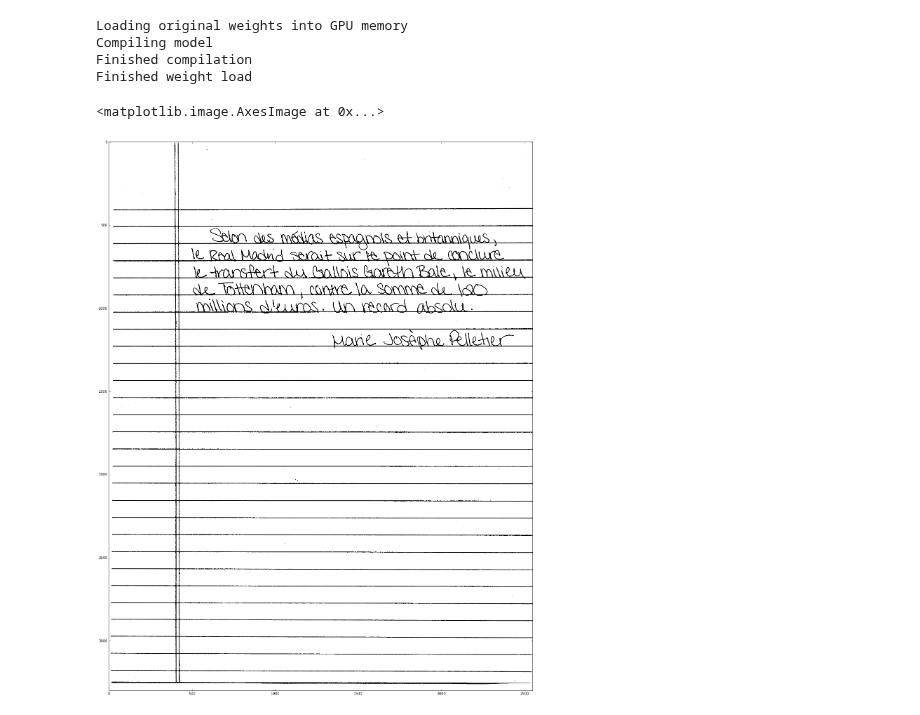
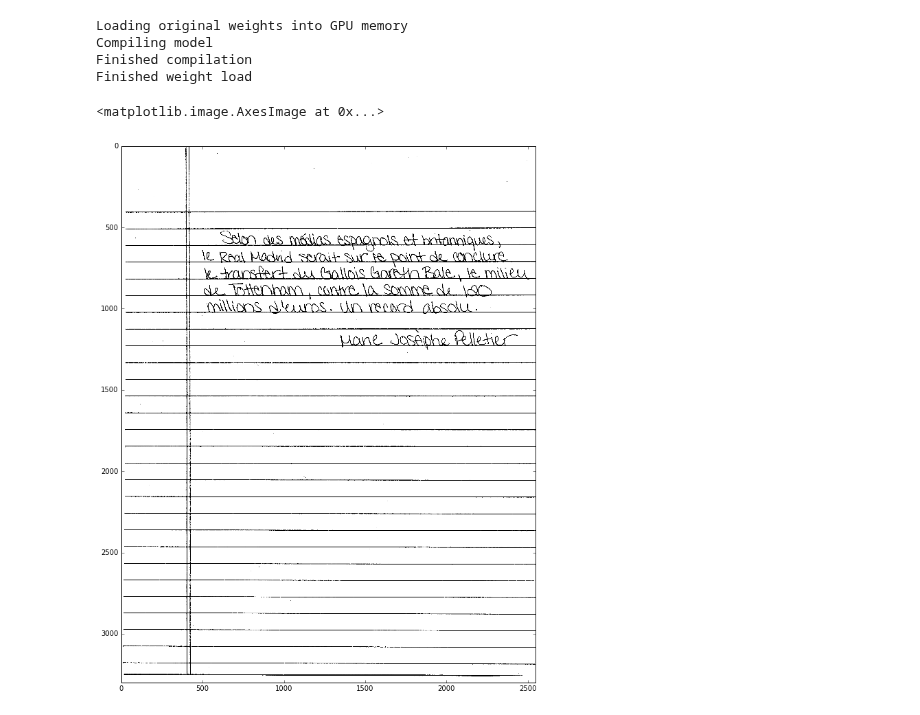
Before and after one commit to Lab41/d-script, a Jupyter notebook: inference2d/denoise-fullim.ipynb, the cells around one changed output. Saved outputs shown, nothing was run; the diff lists cells and outputs as text; code cells hidden in the pictures.

```diff
--- a/inference2d/denoise-fullim.ipynb
+++ b/inference2d/denoise-fullim.ipynb
@@ -53,11 +53,11 @@ Finished weight load
 # %%
 hdf5ims = h5py.File('/fileserver/nmec-handwriting/flat_nmec_bin_uint8.hdf5')
 im = hdf5ims['FR-007-007.bin.tif'].value
-plt.figure(figsize=(28,28))
+plt.figure(figsize=(14,14))
 plt.imshow(im,cmap='gray')
 # %% [output]
 <matplotlib.image.AxesImage at 0x...>
-[figure, old version]
+[figure, new version]
 # %%
 print "Begin data transfer to buffers on image "
 input_buffer = []
```
Also changed, not shown: parts of 6 cells of this notebook, 4 other files.
